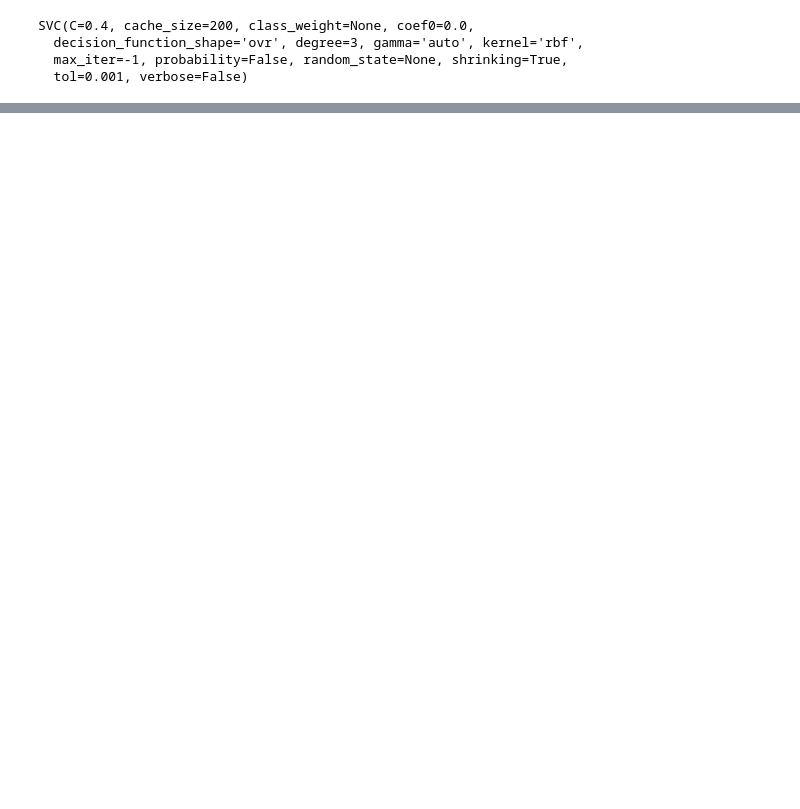
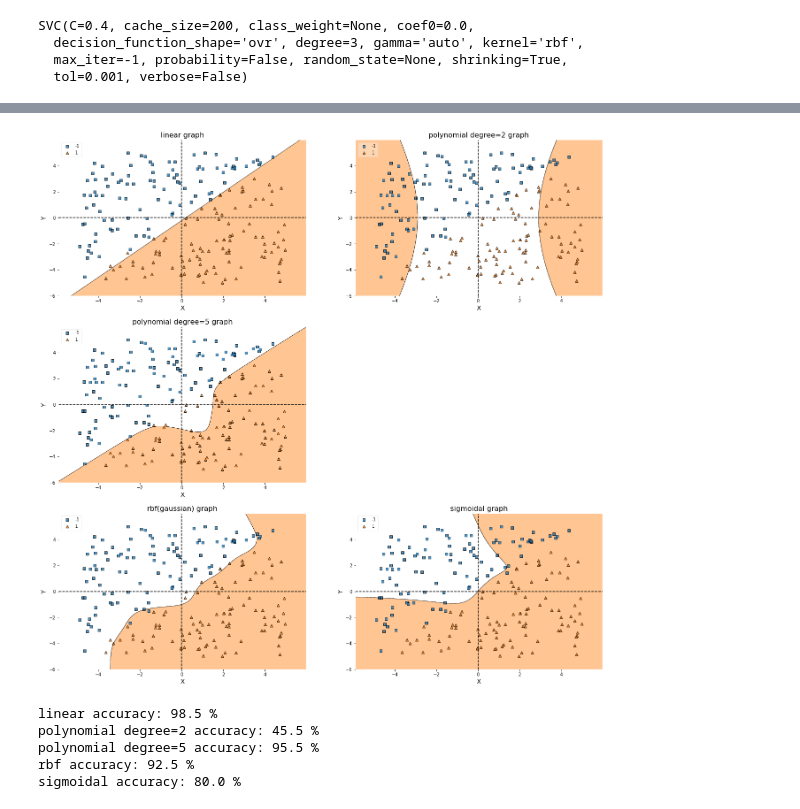
Before and after one commit to akkamin/ics435-svm, a Jupyter notebook: SVM_Combined.ipynb, the cells around one changed output, grey strips where cells are left out. Saved outputs shown, nothing was run; the diff lists cells and outputs as text; code cells hidden in the pictures; blank space fills up the shorter version.

```diff
--- a/SVM_Combined.ipynb
+++ b/SVM_Combined.ipynb
@@ -784,0 +826,7 @@ print("test4 accuracy: " + str(clf_4.score(X_test.values, y_test.values)*100) +
+# %%
+clf_1 = svm.SVC(kernel='linear', C = 1.0)
+clf_2 = svm.SVC(kernel='poly', degree=2, gamma="auto")
+clf_3 = svm.SVC(kernel='poly', degree=5, gamma="auto")
+#clf_4 = svm.SVC(kernel='poly', degree=10, gamma="auto")
+clf_5 = svm.SVC(kernel='rbf', C = 1.0, gamma="auto")
+clf_6 = svm.SVC(kernel='sigmoid', C = 1.0, gamma="auto")
@@ -784,0 +867,24 @@ print("test4 accuracy: " + str(clf_4.score(X_test.values, y_test.values)*100) +
+# %%
+plt.figure(figsize=(22,22))
+dims = [3,2]
+define_plot(clf_1, X_test, y_test, "linear graph", 1, dims)
+define_plot(clf_2, X_test, y_test, "polynomial degree=2 graph", 2, dims)
+define_plot(clf_3, X_test, y_test, "polynomial degree=5 graph", 3, dims)
+#define_plot(clf_4, X_test, y_test, "polynomial degree=10 graph", 4, dims)
+define_plot(clf_5, X_test, y_test, "rbf(gaussian) graph", 5, dims)
+define_plot(clf_6, X_test, y_test, "sigmoidal graph", 6, dims)
+plt.show()
+
+print("linear accuracy: " + str(clf_1.score(X_test.values, y_test.values)*100) + " %")
+print("polynomial degree=2 accuracy: " + str(clf_2.score(X_test.values, y_test.values)*100) + " %")
+print("polynomial degree=5 accuracy: " + str(clf_3.score(X_test.values, y_test.values)*100) + " %")
+#print("polynomial degree=10 accuracy: " + str(clf_4.score(X_test.values, y_test.values)*100) + " %")
+print("rbf accuracy: " + str(clf_5.score(X_test.values, y_test.values)*100) + " %")
+print("sigmoidal accuracy: " + str(clf_6.score(X_test.values, y_test.values)*100) + " %")
+# %% [output]
+[figure, added]
+linear accuracy: 98.5 %
+polynomial degree=2 accuracy: 45.5 %
+polynomial degree=5 accuracy: 95.5 %
+rbf accuracy: 92.5 %
+sigmoidal accuracy: 80.0 %
```
Also changed, not shown: parts of 14 cells of this notebook.
